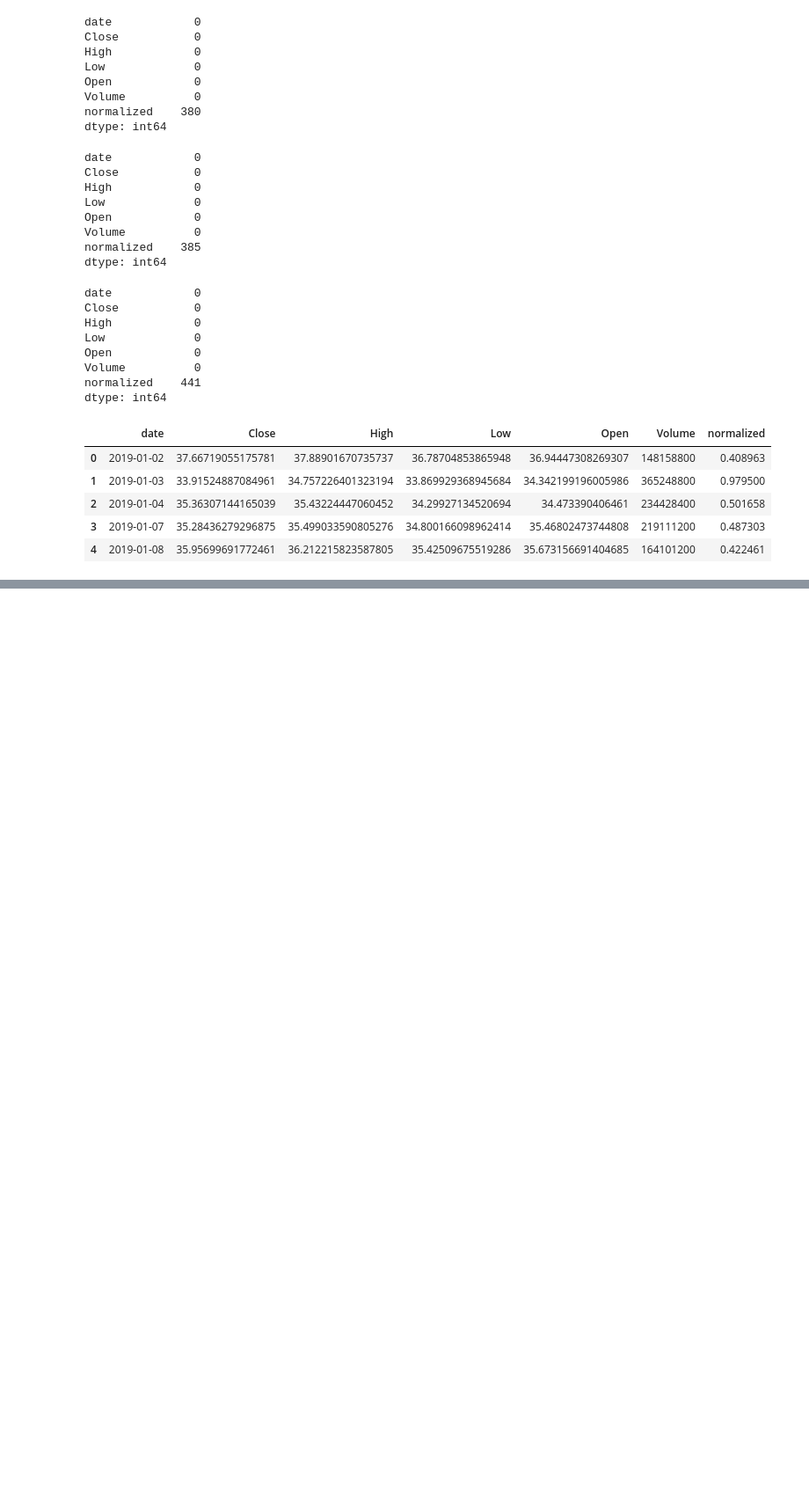
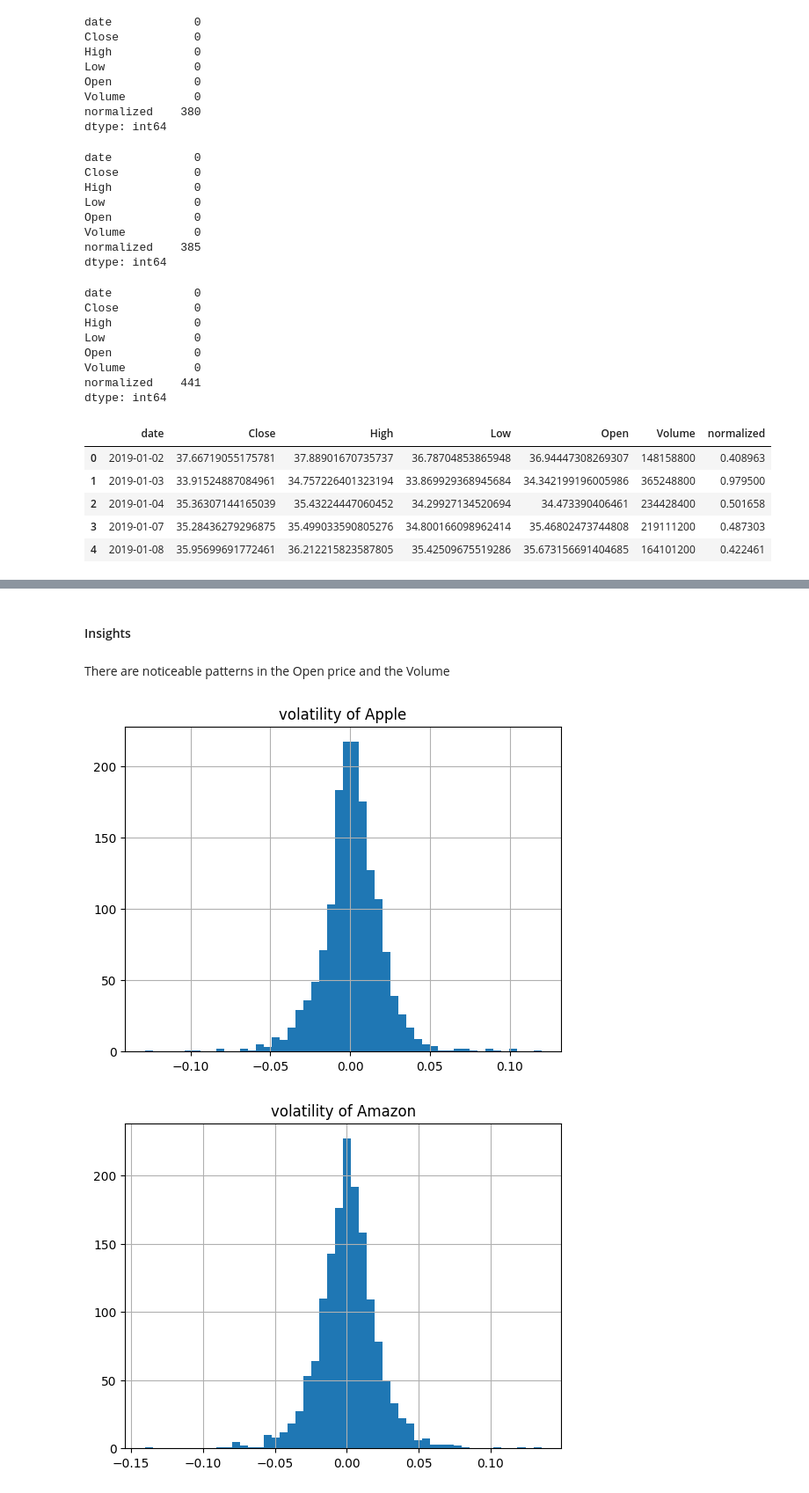
Before and after one commit to Aswin-Cheerngodan/StockerLens, a Jupyter notebook: notebooks/stock_price/EDA.ipynb, the cells around one changed output, grey strips where cells are left out. Shown at 88% size. Drawn from its saved outputs; the diff is of its cells as text; code cells hidden in the pictures; blank space fills up the shorter version.

```diff
--- a/notebooks/stock_price/EDA.ipynb
+++ b/notebooks/stock_price/EDA.ipynb
@@ -204,0 +310,12 @@ microsoft_df.to_csv(r'D:\Capstone Projects\StockerLens\data\interim\microsoft.cs
+# %% [markdown]
+#### Insights
+# %% [markdown]
+There are noticeable patterns in the Open price and the Volume
+# %%
+for i, df in zip(stocks, dfs):
+    df['Close'].pct_change().hist(bins=50)
+    plt.title(f"volatility of {i}")
+    plt.show()
+# %% [output]
+[figure, added]
+[figure, added]
```
Also changed, not shown: parts of 35 cells of this notebook, 4 other files.
